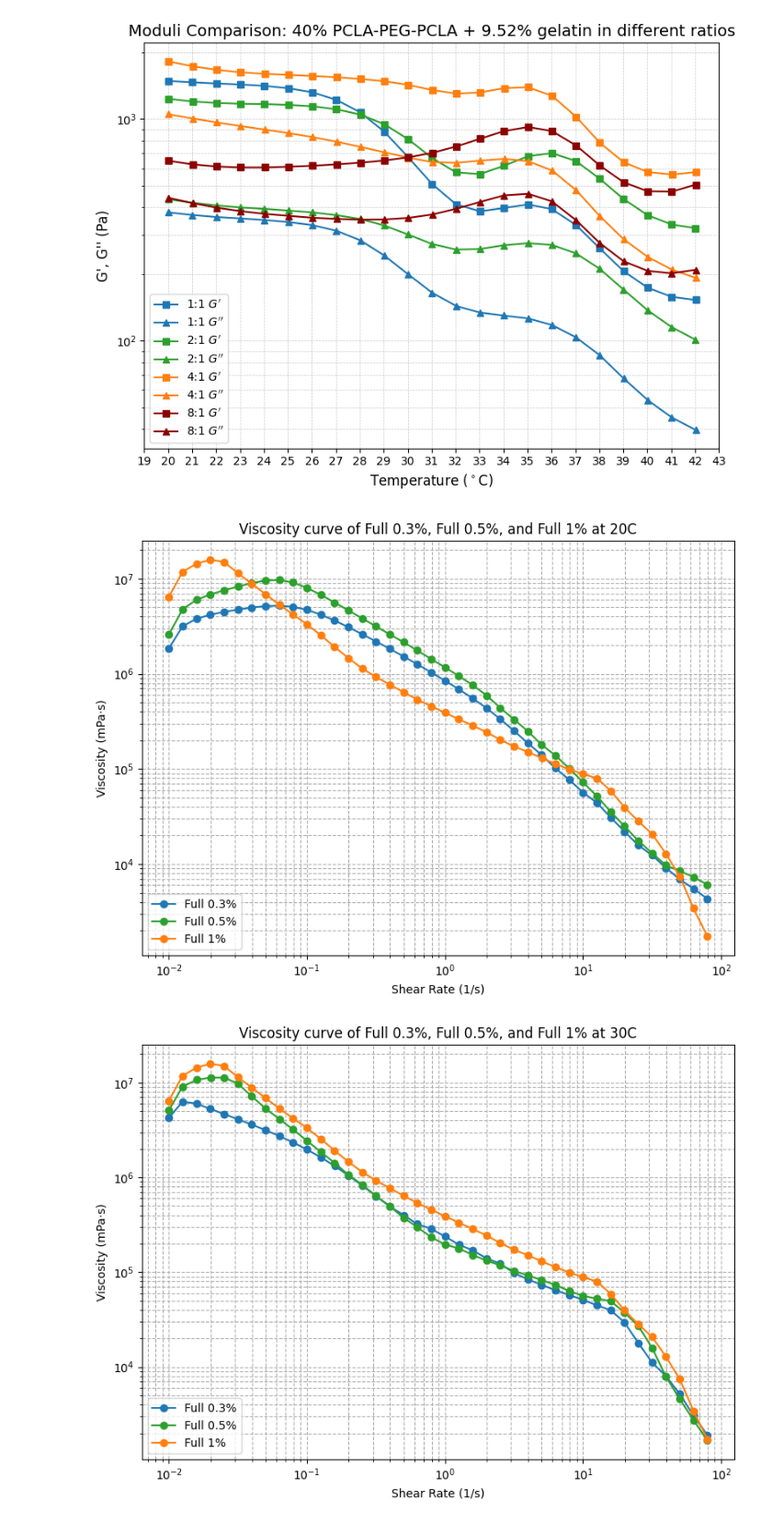
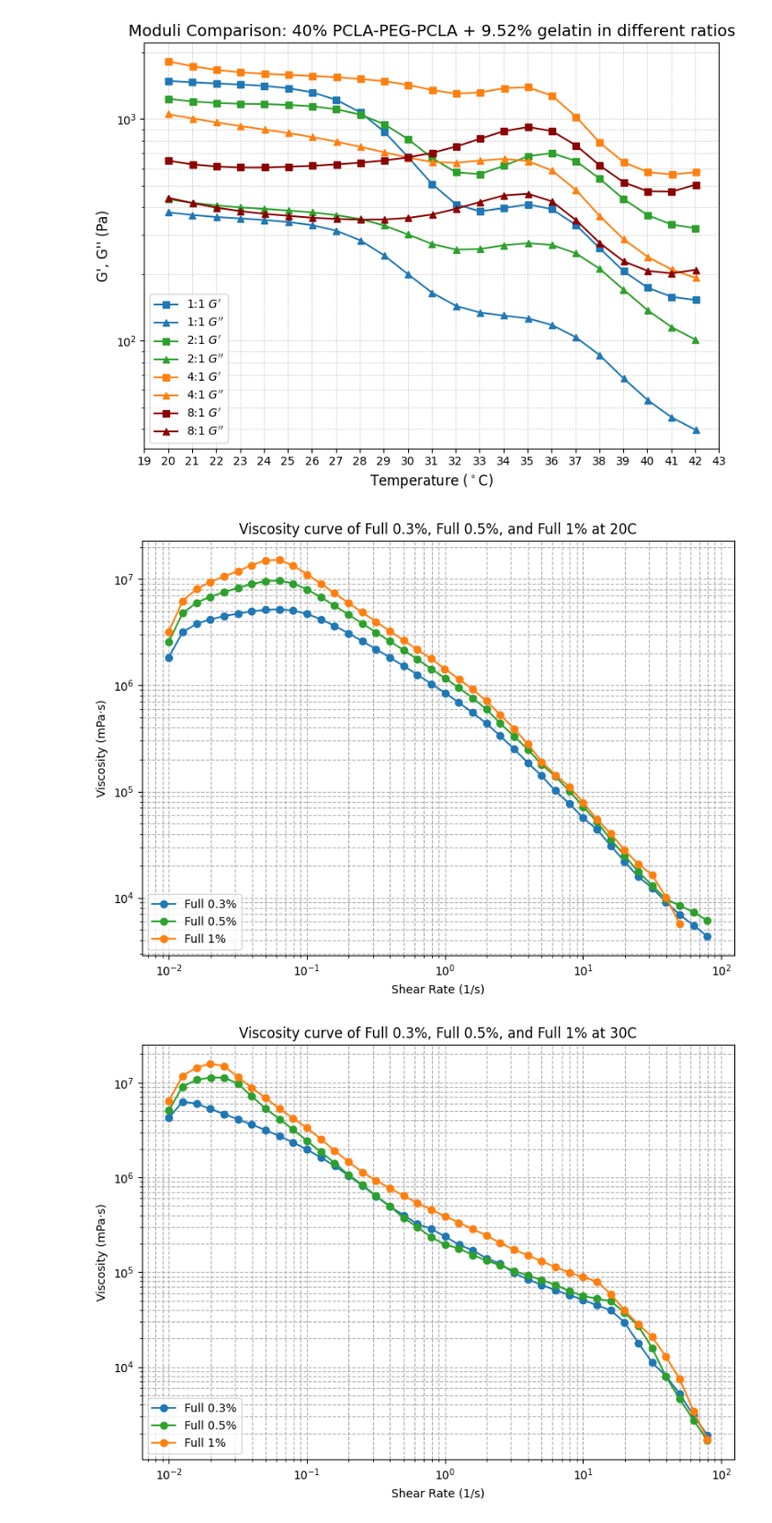
Before and after one commit to KingaKruczek/bachelor-project-code-kk, a Jupyter notebook: Bachelor_Project_Graphs.ipynb, the cells around one changed output. Shown at 92% size. Saved outputs shown, nothing was run; the diff lists cells and outputs as text; code cells hidden in the pictures.

```diff
--- a/Bachelor_Project_Graphs.ipynb
+++ b/Bachelor_Project_Graphs.ipynb
@@ -1232,9 +1315,9 @@ def clean_and_extract(raw, label):
 
 
 datasets = [
-    clean_and_extract(raw_data1, "Full 0.3%"),
-    clean_and_extract(raw_data2, "Full 0.5%"),
-    clean_and_extract(raw_data3, "Full 1%"),
+    clean_and_extract(raw_data1, "0.5% CNCs"),
+    clean_and_extract(raw_data2, "1% CNCs"),
+    clean_and_extract(raw_data3, "2% CNCs"),
     # Add more like: clean_and_extract(raw_data3, "Sample C")
 ]
 
@@ -1794,47 +1877,44 @@ raw_data2 = """Point No.	Shear Strain	Shear Stress	Storage Modulus	Loss Modulus
 raw_data3 = """Point No.	Shear Strain	Shear Stress	Storage Modulus	Loss Modulus	Loss Factor	Temperature	Torque	Status	Time	Viscosity
 
 	[1]	[Pa]	[Pa]	[Pa]	[1]	[°C]	[µN·m]		[s]	[mPa·s]
-1	0.0249	63.946				29.98	18.564	Dy_auto	5.001	6.41E+06
-2	0.0813	148.25				29.98	43.038	Dy_auto	10	1.18E+07
-3	0.152	228.31				29.98	66.281	Dy_auto	15	1.44E+07
-4	0.242	315.75				29.98	91.665	Dy_auto	20	1.58E+07
-5	0.355	376.33				29.98	109.25	Dy_auto	25.01	1.50E+07
-6	0.496	360.59				29.98	104.68	Dy_auto	30.01	1.14E+07
-7	0.675	352.61				29.98	102.37	Dy_auto	35.01	8.86E+06
-8	0.9	344.37				29.98	99.971	Dy_auto	40.01	6.87E+06
-9	1.18	335.75				29.98	97.47	Dy_auto	45.03	5.32E+06
-10	1.54	333.38				29.98	96.782	Dy_auto	50.04	4.20E+06
-11	1.99	332.22				29.98	96.444	Dy_auto	55.06	3.32E+06
-12	2.56	320.04				29.98	92.909	Dy_auto	60.09	2.54E+06
-13	3.27	304.42				29.98	88.374	Dy_auto	65.11	1.92E+06
-14	4.17	291.65				29.98	84.667	Dy_auto	70.13	1.46E+06
-15	5.3	286.04				29.98	83.038	Dy_auto	75.15	1.14E+06
-16	6.73	293.01				29.98	85.062	Dy_auto	80.17	9.27E+05
-17	8.52	306.61				29.98	89.011	Dy_auto	85.19	7.70E+05
-18	10.8	321.08				29.98	93.211	Dy_auto	90.22	6.41E+05
-19	13.6	338.23				29.98	98.188	Dy_auto	95.24	5.36E+05
-20	17.2	362.52				29.98	105.24	Dy_auto	100.3	4.56E+05
-21	21.7	390.01				29.98	113.22	Dy_auto	105.3	3.90E+05
-22	27.4	419.18				29.98	121.69	Dy_auto	110.3	3.33E+05
-23	34.5	452.81				29.98	131.45	Dy_auto	115.4	2.86E+05
-24	43.5	486.55				29.98	141.25	Dy_auto	120.4	2.44E+05
-25	54.9	509.88				29.98	148.02	Dy_auto	125.4	2.03E+05
-26	69.2	544.86				29.98	158.17	Dy_auto	130.5	1.72E+05
-27	87.1	601.94				29.98	174.74	Dy_auto	135.5	1.51E+05
-28	110	652.41				29.98	189.4	Dy_auto	140.5	1.30E+05
-29	138	714.49				29.98	207.42	Dy_auto	145.6	1.13E+05
-30	174	788.47				29.98	228.9	Dy_auto	150.6	99235
-31	219	885.3				29.98	257.01	Dy_auto	155.6	88504
-32	276	1005.2				29.98	291.81	Dy_auto	160.7	79820
-33	348	935.41				29.98	271.55	Dy_auto	165.7	58996
-34	438	789.27				29.98	229.13	Dy_auto	170.8	39540
-35	552	707.24				29.98	205.31	Dy_auto	175.8	28143
-36	695	655.89				29.98	190.41	Dy_auto	180.9	20730
-37	876	510.49				29.98	148.2	Dy_auto	185.9	12815
-38	1.10E+03	373.36				29.98	108.39	Dy_auto	191	7444.9
-39	1.39E+03	215.96				29.98	62.695	Dy_auto	196	3420.4
-40	1.75E+03	137.64				29.98	39.957	Dy_auto	201.1	1731.4
-41	2.21E+03	128.55				29.98	37.318	Dy_auto	206.2	1284.5
+1	0.0248	31.91				20.06	9.2635	Dy_auto	5.001	3.20E+06
+2	0.0812	78.536				20.06	22.799	Dy_auto	10	6.24E+06
+3	0.152	127.56				20.06	37.03	Dy_auto	15	8.05E+06
+4	0.242	187.25				20.06	54.358	Dy_auto	20	9.39E+06
+5	0.354	265.89				20.06	77.189	Dy_auto	25.01	1.06E+07
+6	0.496	376.37				20.06	109.26	Dy_auto	30.01	1.19E+07
+7	0.675	536.12				20.06	155.64	Dy_auto	35.01	1.35E+07
+8	0.9	751.79				20.06	218.25	Dy_auto	40.03	1.50E+07
+9	1.18	957.54				20.06	277.98	Dy_auto	45.05	1.52E+07
+10	1.54	1063.9				20.07	308.86	Dy_auto	50.06	1.34E+07
+11	1.99	1113.4				20.07	323.23	Dy_auto	55.09	1.11E+07
+12	2.56	1142.7				20.07	331.72	Dy_auto	60.11	9.08E+06
+13	3.27	1165.8				20.07	338.43	Dy_auto	65.12	7.36E+06
+14	4.17	1191.7				20.07	345.97	Dy_auto	70.15	5.97E+06
+15	5.3	1221.8				20.07	354.69	Dy_auto	75.16	4.86E+06
+16	6.73	1255.4				20.07	364.46	Dy_auto	80.18	3.97E+06
+17	8.52	1291.3				20.08	374.87	Dy_auto	85.2	3.24E+06
+18	10.8	1328.6				20.08	385.71	Dy_auto	90.23	2.65E+06
+19	13.6	1367.1				20.08	396.88	Dy_auto	95.25	2.17E+06
+20	17.2	1410.9				20.08	409.58	Dy_auto	100.3	1.78E+06
+21	21.7	1425.1				20.08	413.7	Dy_auto	105.3	1.43E+06
+22	27.4	1441.1				20.08	418.35	Dy_auto	110.3	1.14E+06
+23	34.5	1454.7				20.09	422.3	Dy_auto	115.3	9.18E+05
+24	43.5	1417.6				20.09	411.54	Dy_auto	120.4	7.11E+05
+25	54.8	1323.9				20.09	384.33	Dy_auto	125.4	5.27E+05
+26	69.1	1236.1				20.09	358.84	Dy_auto	130.4	3.91E+05
+27	87	1113.5				20.09	323.25	Dy_auto	135.4	2.80E+05
+28	110	957.76				20.1	278.04	Dy_auto	140.5	1.91E+05
+29	138	904.55				20.1	262.59	Dy_auto	145.5	1.43E+05
+30	174	881.41				20.1	255.88	Dy_auto	150.5	1.11E+05
+31	219	789.92				20.1	229.32	Dy_auto	155.6	78966
+32	276	691.59				20.1	200.77	Dy_auto	160.6	54915
+33	348	635.48				20.1	184.48	Dy_auto	165.7	40079
+34	438	562.5				20.11	163.3	Dy_auto	170.7	28178
+35	552	519.73				20.11	150.88	Dy_auto	175.8	20680
+36	696	519.77				20.11	150.89	Dy_auto	180.8	16428
+37	876	403.56				20.11	117.15	Dy_auto	185.9	10130
+38	1.10E+03	283.59				20.12	82.327	Dy_auto	190.9	5654.8
 """
 
 
@@ -1851,34 +1931,34 @@ def clean_and_extract_viscosity_vs_shear_rate(raw, label):
 
     # Filter shear rate <= 100
     df = df[df['Shear Rate'] <= 100]
 
     return df['Shear Rate'], df['Viscosity'], label
 
 
 datasets = [
     clean_and_extract_viscosity_vs_shear_rate(raw_data1, "Full 0.3%"),
     clean_and_extract_viscosity_vs_shear_rate(raw_data2, "Full 0.5%"),
     clean_and_extract_viscosity_vs_shear_rate(raw_data3, "Full 1%"),
 ]
 
 colors = ['#1f77b4', '#2ca02c', '#ff7f0e']
 
 plt.figure(figsize=(8, 6))
 for i, (shear_rate, viscosity, label) in enumerate(datasets):
     color = colors[i % len(colors)]
     plt.plot(shear_rate, viscosity, marker='o', linestyle='-', color=color, label=label)
 
 plt.xscale('log')
 plt.yscale('log')
 plt.xlabel('Shear Rate (1/s)')
 plt.ylabel('Viscosity (mPa·s)')
 plt.title('Viscosity curve of Full 0.3%, Full 0.5%, and Full 1% at 20C')
 plt.legend(loc='lower left')
 plt.grid(True, which="both", ls="--")
 plt.tight_layout()
 plt.show()
 # %% [output]
-[figure, old version]
+[figure, new version]
 # %%
 import matplotlib.pyplot as plt
 import numpy as np
```
Also changed, not shown: parts of 4 cells of this notebook.
